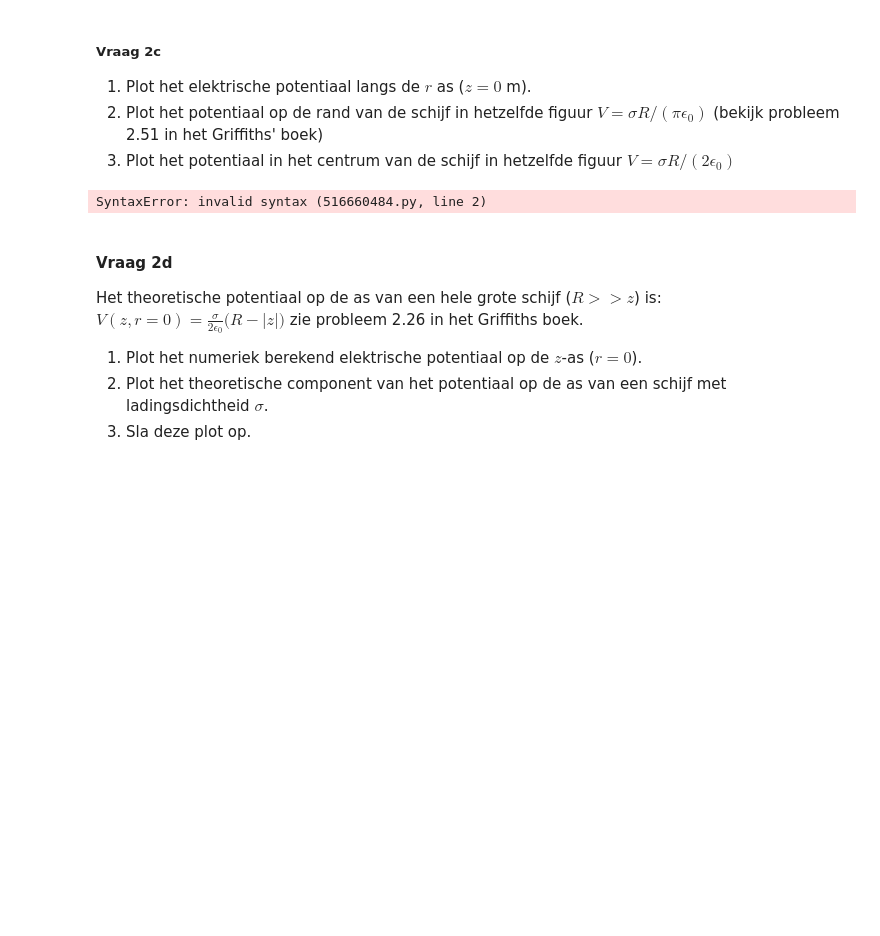
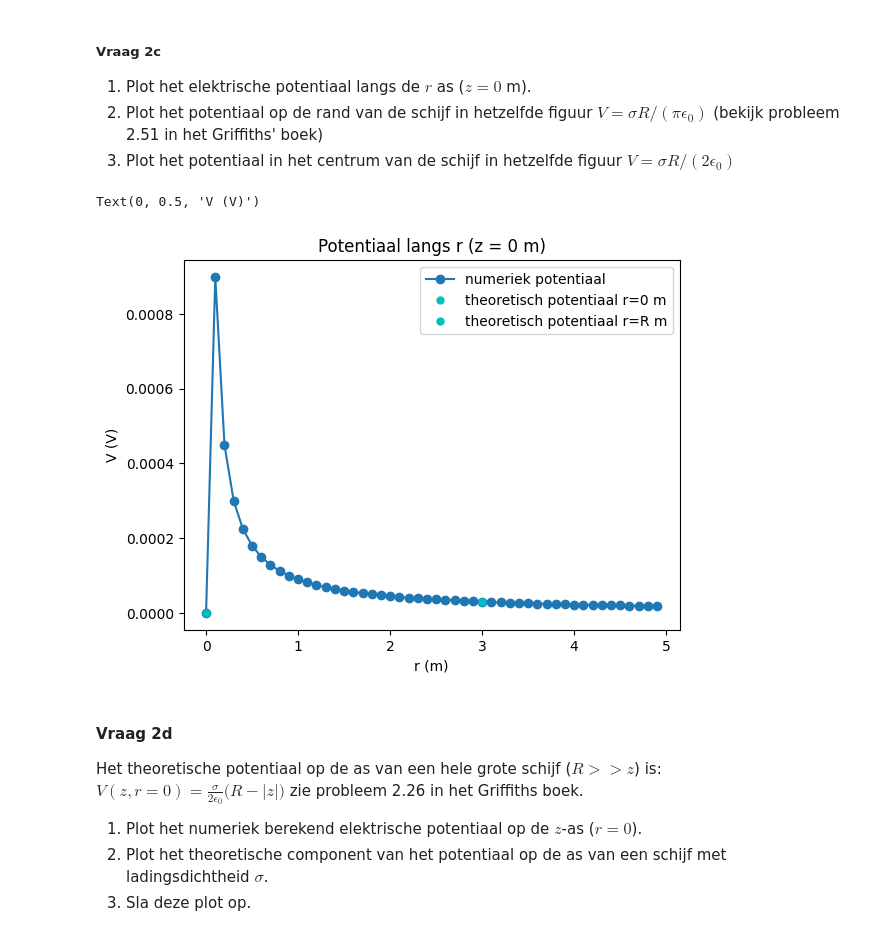
Before and after one commit to sdwijnands/opdrachten-DEF-D, a Jupyter notebook: DigitaleOntwerpopdrachten/1CondensatorOpdracht/CondensatorOntwerpopdracht.ipynb, the cells around one changed output. Cells and saved outputs as stored; diff of their text form; code cells hidden in the pictures; blank space fills up the shorter version.

```diff
--- a/DigitaleOntwerpopdrachten/1CondensatorOpdracht/CondensatorOntwerpopdracht.ipynb
+++ b/DigitaleOntwerpopdrachten/1CondensatorOpdracht/CondensatorOntwerpopdracht.ipynb
@@ -163,24 +204,34 @@ ladingsdichtheid van de disk is: 9.948952331500036e-13 [C/m^2]
 2. Plot het potentiaal op de rand van de schijf in hetzelfde figuur $V = \sigma R/(\pi \epsilon_0)$
 (bekijk probleem 2.51 in het Griffiths' boek)
 3. Plot het potentiaal in het centrum van de schijf in hetzelfde figuur $V = \sigma R/(2 \epsilon_0)$
-# %%
-# Vul deze code aan zodat deze vraag 2.3 beantwoord.
-idx_z_zero =
-
-V_0 =  # potentiaal op r = 0
-
-V_R =  # potentiaal op de straal van de schijf
-r_R =  # straal van de schijf
-
-plt.title(f"Jullie titel")
-plt.plot(r, V, "o-", label="numeriek potentiaal")
-plt.plot(0, V_0, "c.", label="theoretisch potentiaal $r$=0 m")
-plt.plot(r_R, V_R, "c.", label="theoretisch potentiaal $r$=$R$ m")
-plt.legend()
-plt.xlabel("Een relevante eenheid")
-plt.ylabel("Een relevante eenheid")
-# %% [output]
-SyntaxError: invalid syntax (516660484.py, line 2)
+# %%
+# index waar z ≈ 0
+idx_z_zero = np.argmin(abs(z))
+
+# potentiaal op r = 0
+V_0 = V[idx_z_zero, 0]
+
+# straal van de schijf
+r_R = disk_radius
+
+# index dichtst bij r = R
+idx_r_R = np.argmin(abs(r - r_R))
+
+# potentiaal op r = R
+V_R = V[idx_z_zero, idx_r_R]
+
+plt.title("Potentiaal langs r (z = 0 m)")
+plt.plot(r, V[idx_z_zero, :], "o-", label="numeriek potentiaal")
+
+plt.plot(0, V_0, "c.", markersize=10, label="theoretisch potentiaal r=0 m")
+plt.plot(r_R, V_R, "c.", markersize=10, label="theoretisch potentiaal r=R m")
+
+plt.legend()
+plt.xlabel("r (m)")
+plt.ylabel("V (V)")
+# %% [output]
+Text(0, 0.5, 'V (V)')
+[figure, added]
 # %% [markdown]
 #### Vraag 2d
 
```
Also changed, not shown: parts of 6 cells of this notebook.
